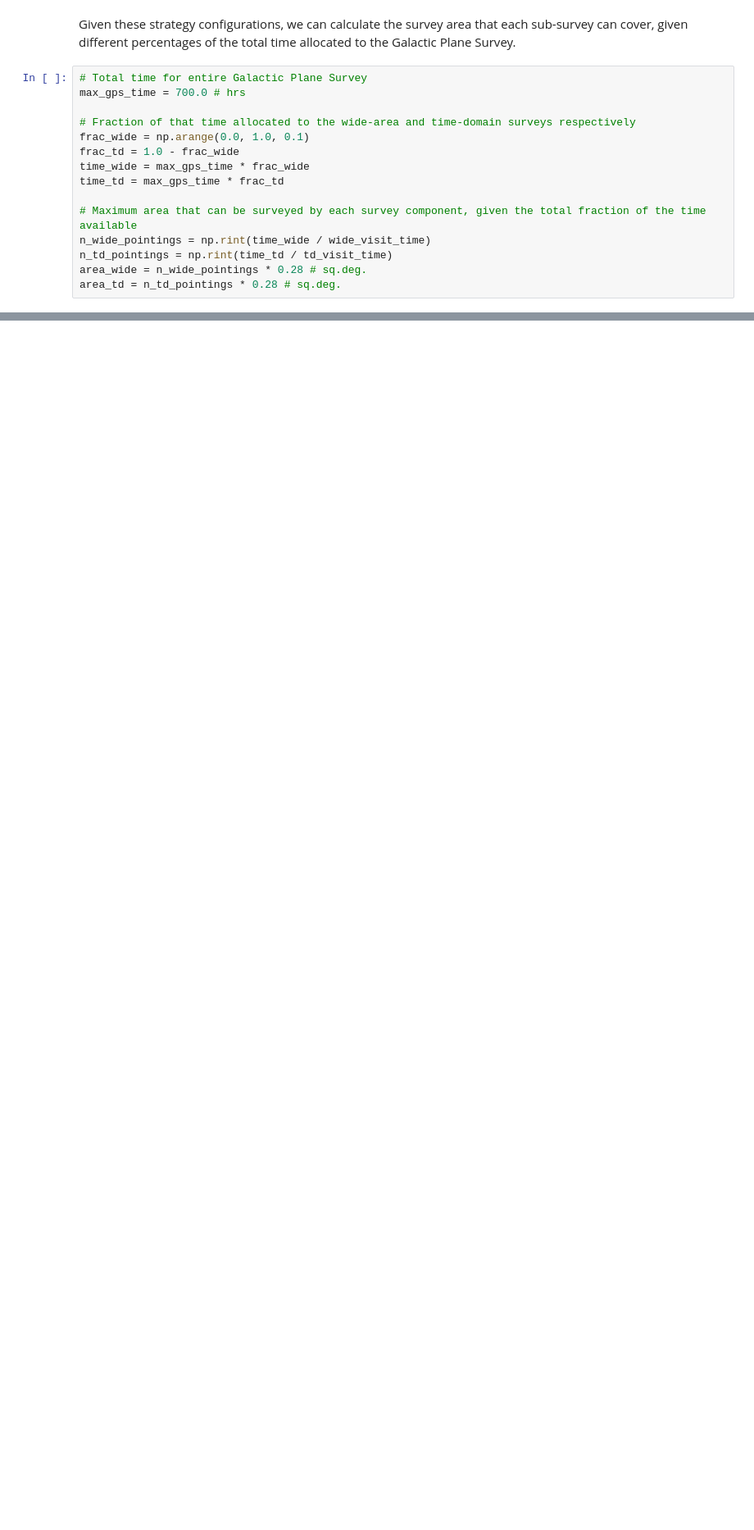
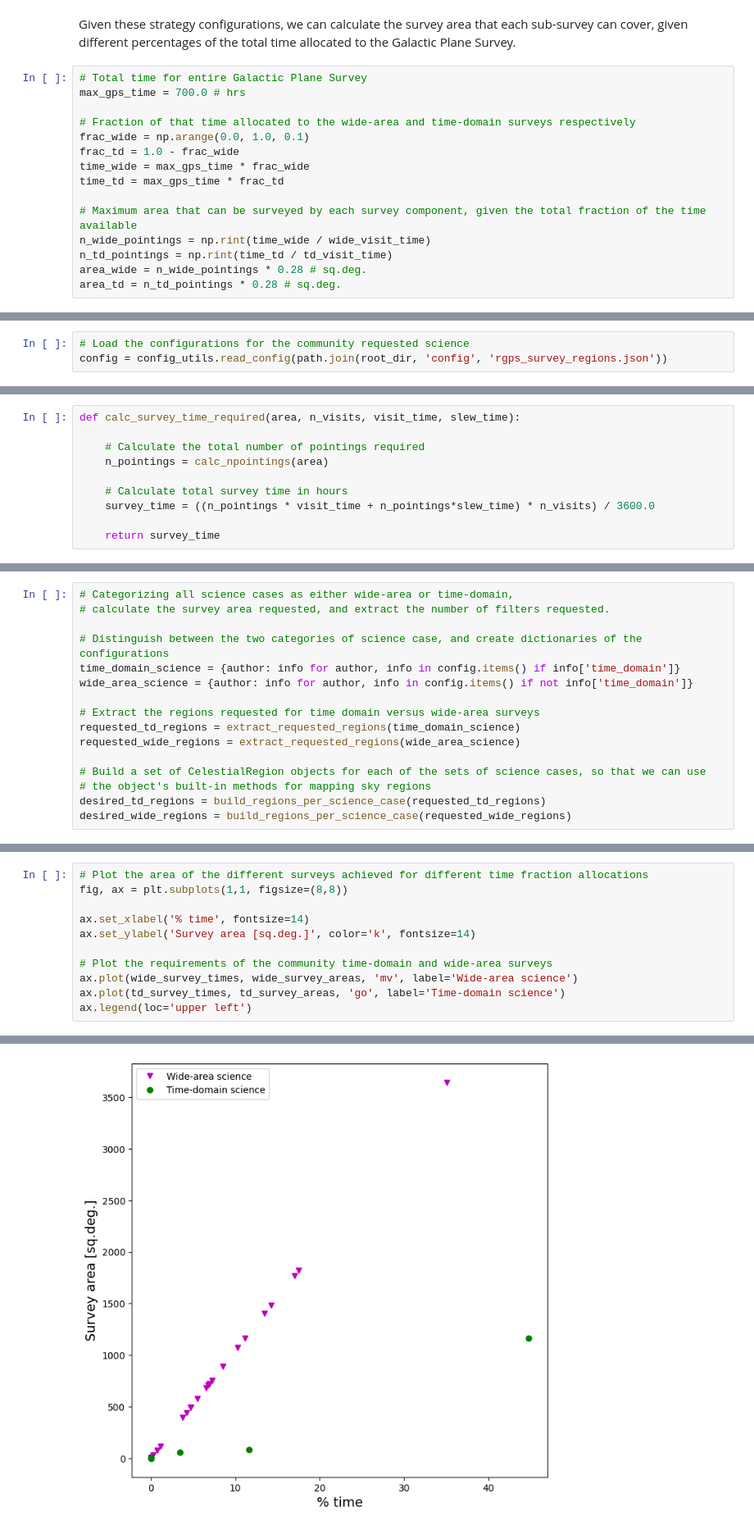
Before and after one commit to rachel3834/rgps, a Jupyter notebook: survey_area_vs_cadence.ipynb, the cells around one changed output, grey strips where cells are left out. Shown at 82% size. Cells and saved outputs as stored; diff of their text form; blank space fills up the shorter version.

Commit message:
Added estimates of the time taken for community-requested surveys

```diff
--- a/survey_area_vs_cadence.ipynb
+++ b/survey_area_vs_cadence.ipynb
@@ -265,0 +294,3 @@ ax3.invert_xaxis()
+# %%
+# Load the configurations for the community requested science
+config = config_utils.read_config(path.join(root_dir, 'config', 'rgps_survey_regions.json'))
@@ -265,0 +333,10 @@ ax3.invert_xaxis()
+# %%
+def calc_survey_time_required(area, n_visits, visit_time, slew_time):
+
+    # Calculate the total number of pointings required
+    n_pointings = calc_npointings(area)
+
+    # Calculate total survey time in hours
+    survey_time = ((n_pointings * visit_time + n_pointings*slew_time) * n_visits) / 3600.0
+
+    return survey_time
@@ -265,0 +395,16 @@ ax3.invert_xaxis()
+# %%
+# Categorizing all science cases as either wide-area or time-domain,
+# calculate the survey area requested, and extract the number of filters requested.
+
+# Distinguish between the two categories of science case, and create dictionaries of the configurations
+time_domain_science = {author: info for author, info in config.items() if info['time_domain']}
+wide_area_science = {author: info for author, info in config.items() if not info['time_domain']}
+
+# Extract the regions requested for time domain versus wide-area surveys
+requested_td_regions = extract_requested_regions(time_domain_science)
+requested_wide_regions = extract_requested_regions(wide_area_science)
+
+# Build a set of CelestialRegion objects for each of the sets of science cases, so that we can use
+# the object's built-in methods for mapping sky regions
+desired_td_regions = build_regions_per_science_case(requested_td_regions)
+desired_wide_regions = build_regions_per_science_case(requested_wide_regions)
@@ -265,0 +463,12 @@ ax3.invert_xaxis()
+# %%
+# Plot the area of the different surveys achieved for different time fraction allocations
+fig, ax = plt.subplots(1,1, figsize=(8,8))
+
+ax.set_xlabel('% time', fontsize=14)
+ax.set_ylabel('Survey area [sq.deg.]', color='k', fontsize=14)
+
+# Plot the requirements of the community time-domain and wide-area surveys
+ax.plot(wide_survey_times, wide_survey_areas, 'mv', label='Wide-area science')
+ax.plot(td_survey_times, td_survey_areas, 'go', label='Time-domain science')
+ax.legend(loc='upper left')
+# %% [output]
@@ -265,0 +476 @@ ax3.invert_xaxis()
+[figure, added]
```
Also changed, not shown: parts of 13 cells of this notebook, 1 other file.
